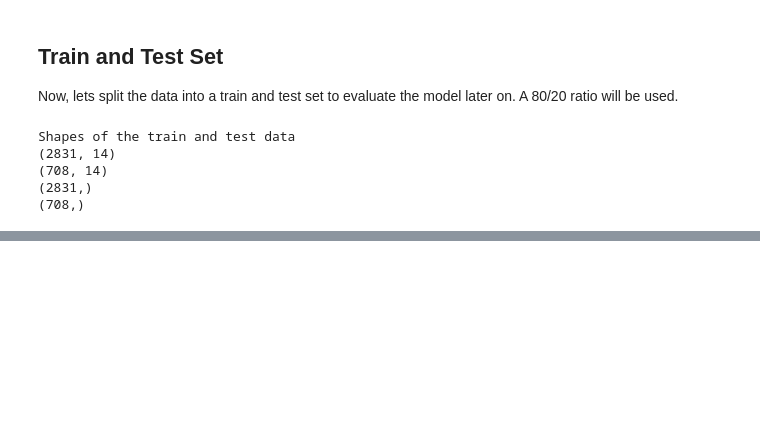
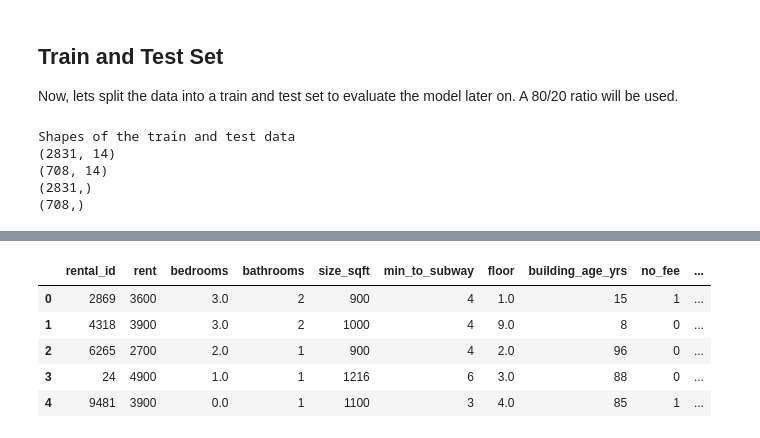
Before and after one commit to Joel-Milla/StreetEasy_LinearRegression, a Jupyter notebook: StreetEasy Model.ipynb, the cells around one changed output, grey strips where cells are left out. Saved outputs shown, nothing was run; the diff lists cells and outputs as text; code cells hidden in the pictures; blank space fills up the shorter version.

```diff
--- a/StreetEasy Model.ipynb
+++ b/StreetEasy Model.ipynb
@@ -80,0 +128,10 @@ Shapes of the train and test data
+# %%
+brooklyn = pd.read_csv('https://raw.githubusercontent.com/Codecademy/datasets/master/streeteasy/brooklyn.csv')
+brooklyn.head()
+# %% [output]
+|  | rental_id | rent | bedrooms | bathrooms | size_sqft | min_to_subway | floor | building_age_yrs | no_fee | ... |
+| 0 | 2869 | 3600 | 3.0 | 2 | 900 | 4 | 1.0 | 15 | 1 | ... |
+| 1 | 4318 | 3900 | 3.0 | 2 | 1000 | 4 | 9.0 | 8 | 0 | ... |
+| 2 | 6265 | 2700 | 2.0 | 1 | 900 | 4 | 2.0 | 96 | 0 | ... |
+| 3 | 24 | 4900 | 1.0 | 1 | 1216 | 6 | 3.0 | 88 | 0 | ... |
+| 4 | 9481 | 3900 | 0.0 | 1 | 1100 | 3 | 4.0 | 85 | 1 | ... |
```
Also changed, not shown: parts of 31 cells of this notebook.
